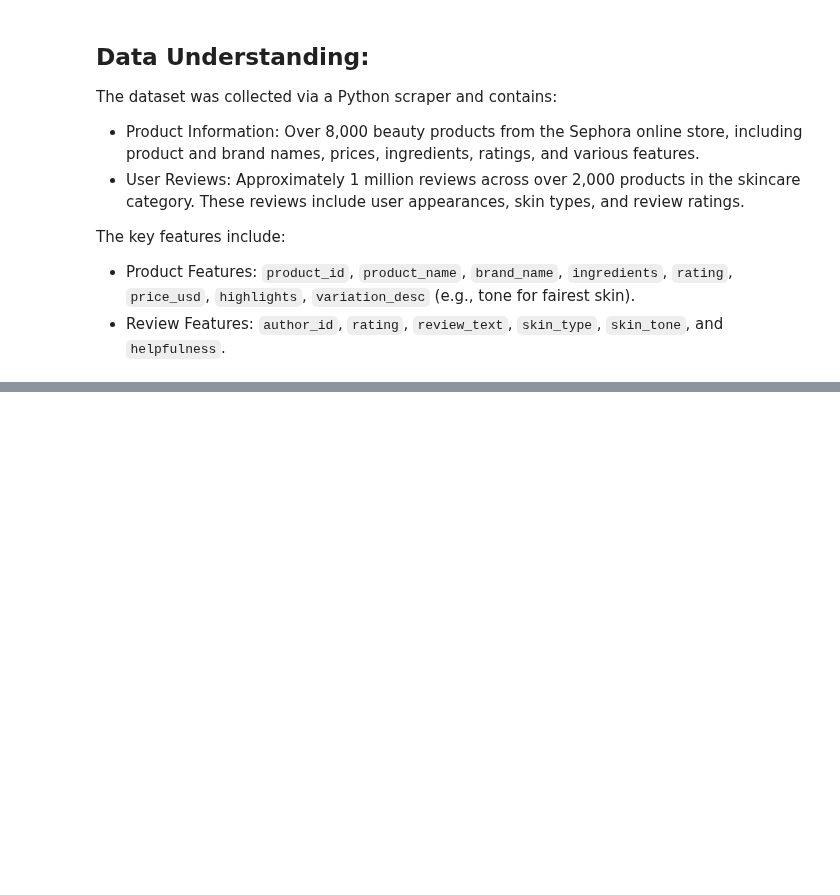
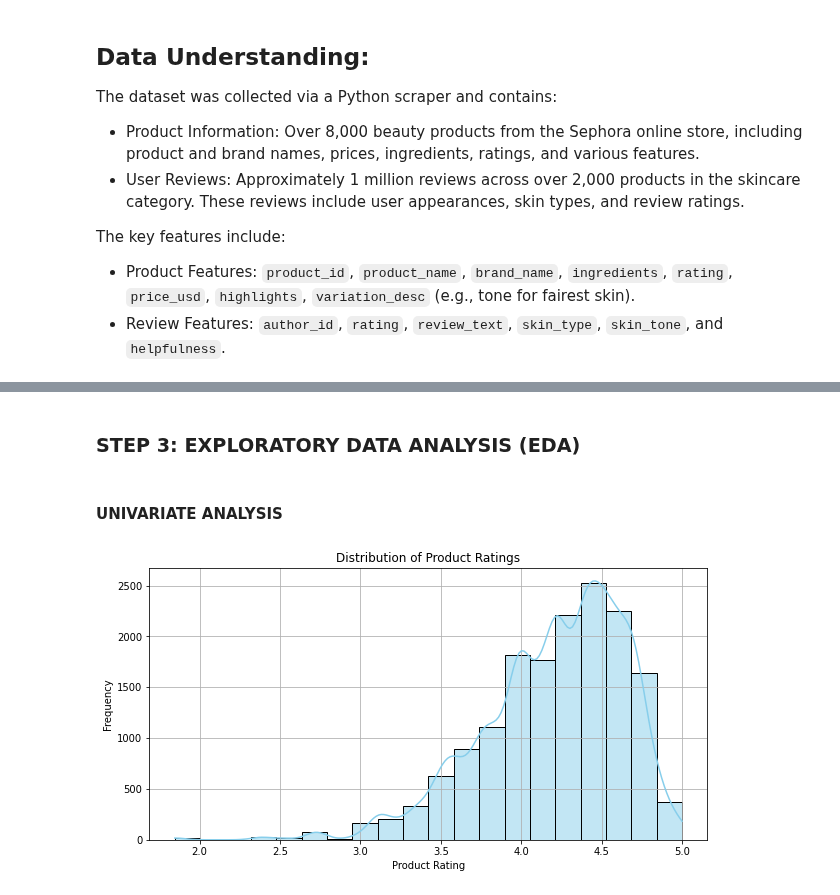
Before and after one commit to ECCHERUIYOT/AI-Powered-Recommendations-For-Melanin-Skin, a Jupyter notebook: index.ipynb, the cells around one changed output, grey strips where cells are left out. Saved outputs shown, nothing was run; the diff lists cells and outputs as text; code cells hidden in the pictures; blank space fills up the shorter version.

Commit message:
Added EDA notebook analysis

```diff
--- a/index.ipynb
+++ b/index.ipynb
@@ -108,0 +178,4 @@ products.head()
+# %%
+# Drop rows with missing values
+data.dropna(axis=0,inplace=True)
+data.info()
@@ -132,0 +224,3 @@ memory usage: 1.7+ MB
+# %%
+# Normalize Prices
+data['price_usd'] = (data['price_usd'] - data['price_usd'].min()) / (data['price_usd'].max() - data['price_usd'].min())
@@ -132,0 +241,43 @@ memory usage: 1.7+ MB
+# %%
+# Text cleaning function
+
+# Initialize the stemmer
+stemmer = PorterStemmer()
+
+def clean_text(text):
+    text = text.lower()  # Step 1
+    text = re.sub(r'\[.*?\]', '', text)  # Step 2
+    text = re.sub(r'http\S+|www\S+|https\S+', '', text)  # Step 3
+    text = re.sub(r'<.*?>', '', text)  # Step 4
+    text = re.sub(r'[^\w\s]', '', text)  # Step 5
+    text = re.sub(r'\n', ' ', text)  # Step 6
+    text = re.sub(r'\b\w*\d\w*\b', '', text)  # Step 7
+    tokens = text.split()  # Step 8
+
+    # Step 9: Remove stop words
+    stop_words = set(stopwords.words('english'))
+    tokens = [word for word in tokens if word not in stop_words]
+
+    # Step 10: Stemming
+    tokens = [stemmer.stem(word) for word in tokens]
+
+    # Step 11: Join tokens
+    return ' '.join(tokens)
+
+# Apply the cleaning function to the review_text column
+data['review_text'] = data['review_text'].apply(clean_text)
+# %% [markdown]
+### STEP 3: EXPLORATORY DATA ANALYSIS (EDA)
+# %% [markdown]
+#### UNIVARIATE ANALYSIS
+# %%
+# Visualizing Distribution of Ratings
+plt.figure(figsize=(10, 5))
+sns.histplot(data['rating_x'], bins=20, kde=True, color='skyblue')
+plt.title('Distribution of Product Ratings')
+plt.xlabel('Product Rating')
+plt.ylabel('Frequency')
+plt.grid()
+plt.show()
+# %% [output]
+[figure, added]
```
Also changed, not shown: parts of 34 cells of this notebook.
